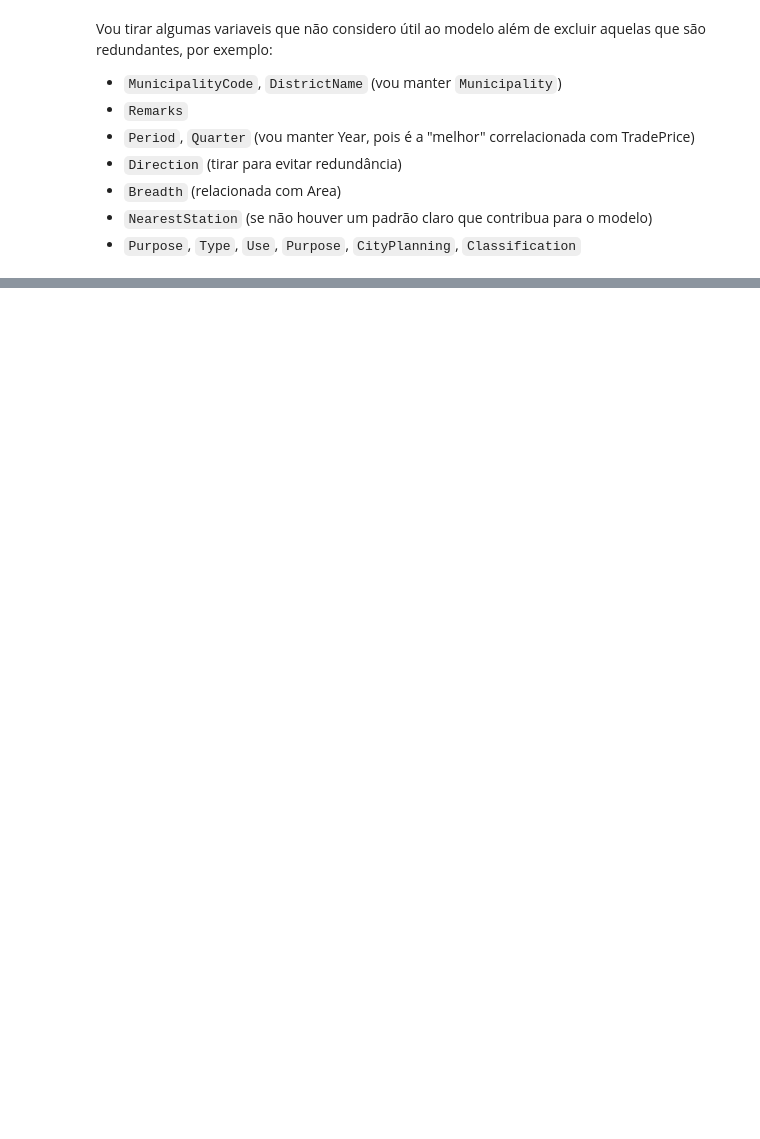
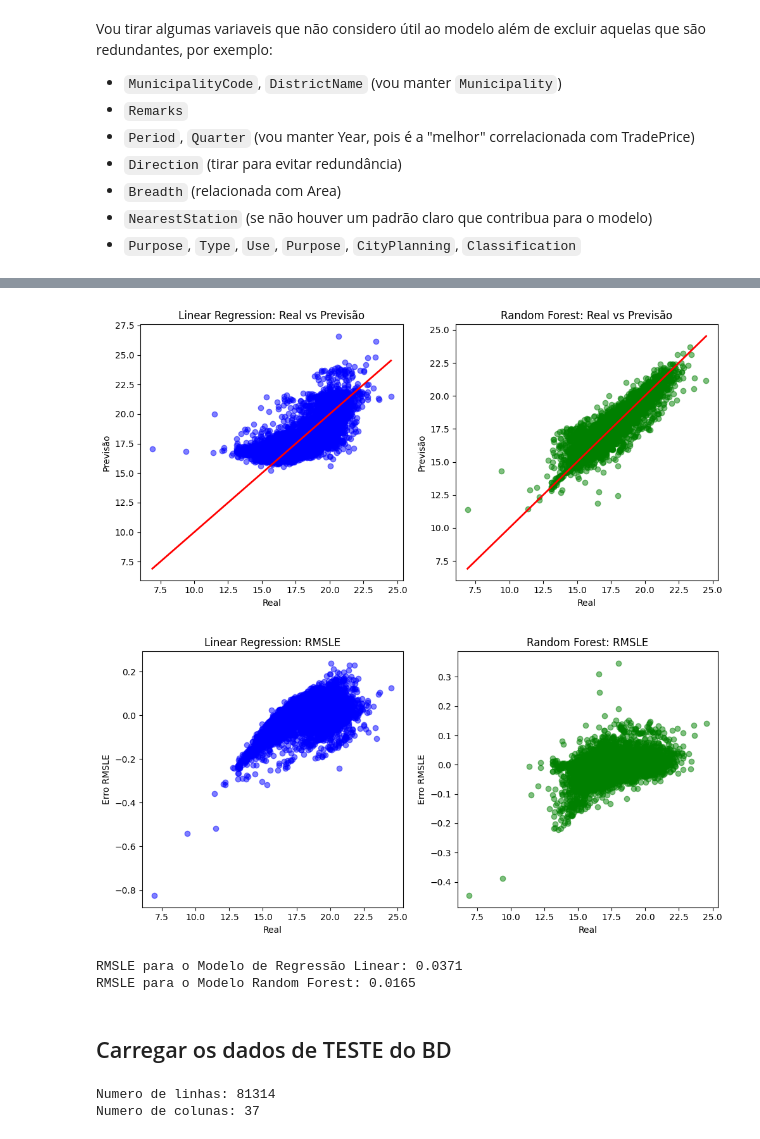
Before and after one commit to JonatasV/desafio-paipe, a Jupyter notebook: paipe_case.ipynb, the cells around one changed output, grey strips where cells are left out. Cells and saved outputs as stored; diff of their text form; code cells hidden in the pictures; blank space fills up the shorter version.

```diff
--- a/paipe_case.ipynb
+++ b/paipe_case.ipynb
@@ -1450,7 +1451,7 @@ Vou tirar algumas variaveis que não considero útil ao modelo além de excluir
 cols_drop = ['MunicipalityCode', 'DistrictName','Remarks', 'Period', 'Quarter',
              'Direction','Breadth', 'NearestStation', 'Purpose', 'Type', 'Use',
              'CityPlanning', 'Classification', 'TimeToNearestStation', 'FloorPlan',
-            'Municipality', ]
+            'Purpose_Category']
 df3 = df3.drop(cols_drop, axis=1)
 # %%
 df3.columns
@@ -1492,5 +1493,6 @@ df3['FloorAreaRatio'] = mms.fit_transform(df3[['FloorAreaRatio']].values)
 
 df3['Year'] = mms.fit_transform(df3[['Year']].values)
 
-df3['TradePrice'] = rs.fit_transform(df3[['TradePrice']].values)
+# vou logaritimizar a variável
+df3['TradePrice'] = np.log1p(df3['TradePrice'])
 # %% [markdown]
@@ -1508,0 +1500,9 @@ KeyError: "None of [Index(['Region'], dtype='object')] are in the [columns]"
+# %%
+le = LabelEncoder()
+
+df3['Renovation'] = le.fit_transform(df3['Renovation'])
+df3['Structure'] = le.fit_transform(df3['Structure'])
+df3['LandShape'] = le.fit_transform(df3['LandShape'])
+df3['Renovation'] = le.fit_transform(df3['Renovation'])
+# Codificando as variáveis categóricas com One-Hot Encoding
+df3.head()
@@ -1702,0 +1536,5 @@ plt.show()
+# %%
+# Atualizando cols_selected para evitar colunas ausentes
+cols_selected = ['MinTimeToNearestStation', 'MaxTimeToNearestStation', 'Area', 'UnitPrice',
+                 'Frontage', 'TotalFloorArea', 'BuildingYear', 'CoverageRatio', 'FloorAreaRatio',
+                 'Year', 'Structure']
@@ -1702,0 +1653,54 @@ plt.show()
+# %%
+# Calcular o RMSLE para os modelos
+rmsle_lr = np.sqrt(mean_squared_log_error(y_test, y_test_pred_lr))
+rmsle_rf = np.sqrt(mean_squared_log_error(y_test, y_test_pred_rf))
+
+# Plotando os gráficos
+plt.figure(figsize=(15, 5))
+
+# Gráfico de dispersão - Real vs Previsão (para os dados de teste)
+plt.subplot(1, 3, 1)
+plt.scatter(y_test, y_test_pred_lr, color='blue', alpha=0.5)
+plt.title('Linear Regression: Real vs Previsão')
+plt.xlabel('Real')
+plt.ylabel('Previsão')
+plt.plot([y_test.min(), y_test.max()], [y_test.min(), y_test.max()], color='red', lw=2)
+
+plt.subplot(1, 3, 2)
+plt.scatter(y_test, y_test_pred_rf, color='green', alpha=0.5)
+plt.title('Random Forest: Real vs Previsão')
+plt.xlabel('Real')
+plt.ylabel('Previsão')
+plt.plot([y_test.min(), y_test.max()], [y_test.min(), y_test.max()], color='red', lw=2)
+
+plt.tight_layout()
+plt.show()
+
+# Gráfico de erro RMSLE (Real - Previsão)
+plt.figure(figsize=(15, 5))
+
+plt.subplot(1, 3, 1)
+plt.scatter(y_test, np.log1p(y_test) - np.log1p(y_test_pred_lr), color='blue', alpha=0.5)
+plt.title('Linear Regression: RMSLE')
+plt.xlabel('Real')
+plt.ylabel('Erro RMSLE')
+
+plt.subplot(1, 3, 2)
+plt.scatter(y_test, np.log1p(y_test) - np.log1p(y_test_pred_rf), color='green', alpha=0.5)
+plt.title('Random Forest: RMSLE')
+plt.xlabel('Real')
+plt.ylabel('Erro RMSLE')
+
+plt.tight_layout()
+plt.show()
+
+# Exibindo o RMSLE calculado para os modelos
+print(f"RMSLE para o Modelo de Regressão Linear: {rmsle_lr:.4f}")
+print(f"RMSLE para o Modelo Random Forest: {rmsle_rf:.4f}")
+# %% [output]
+[figure, added]
+[figure, added]
+RMSLE para o Modelo de Regressão Linear: 0.0371
+RMSLE para o Modelo Random Forest: 0.0165
+# %% [markdown]
+## Carregar os dados de TESTE do BD
@@ -1702,0 +1710,6 @@ plt.show()
+# %%
+print("Numero de linhas: {}".format(df_teste.shape[0]))
+print("Numero de colunas: {}".format(df_teste.shape[1]))
+# %% [output]
+Numero de linhas: 81314
+Numero de colunas: 37
```
Also changed, not shown: parts of 100 cells of this notebook.
